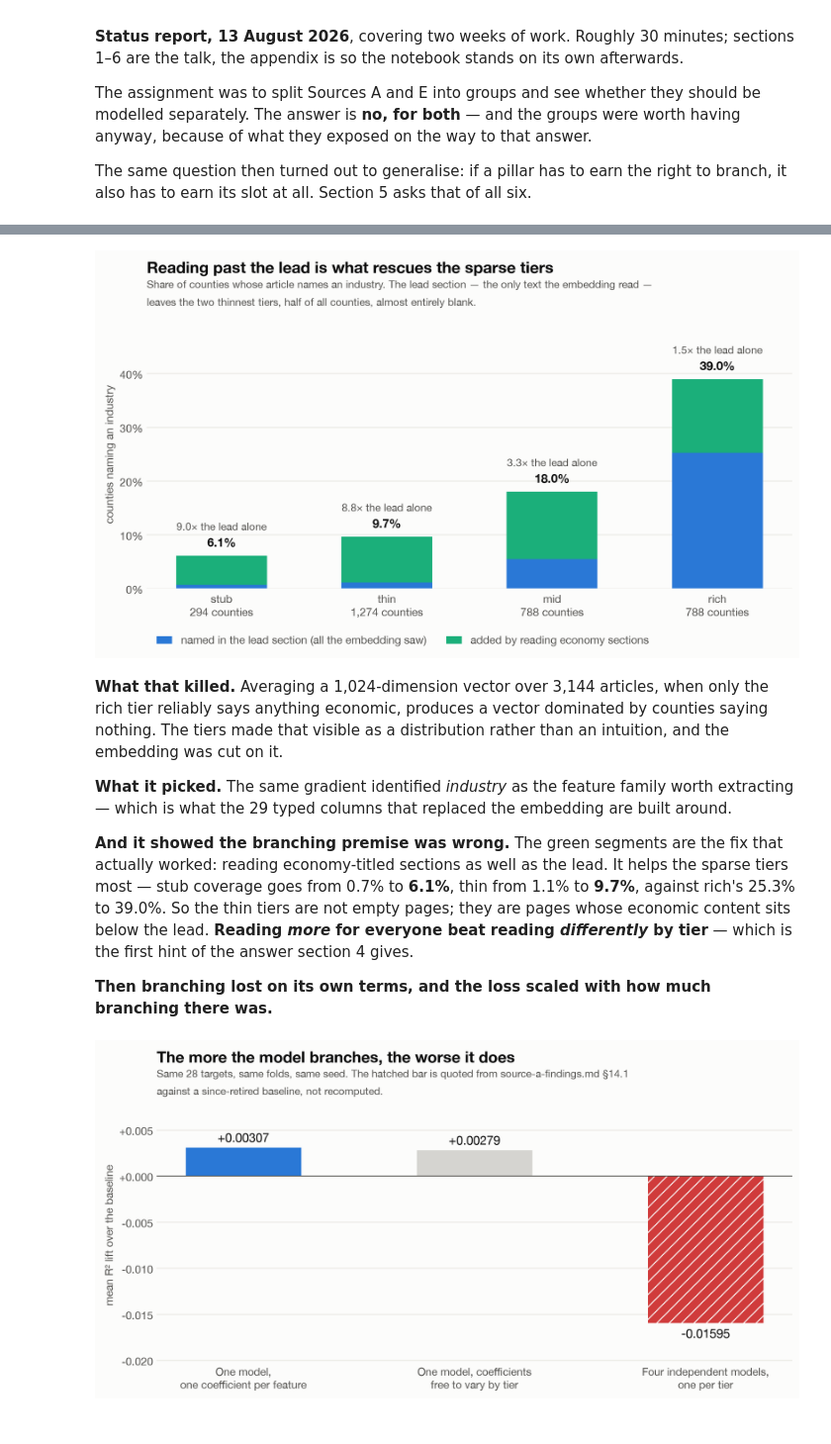
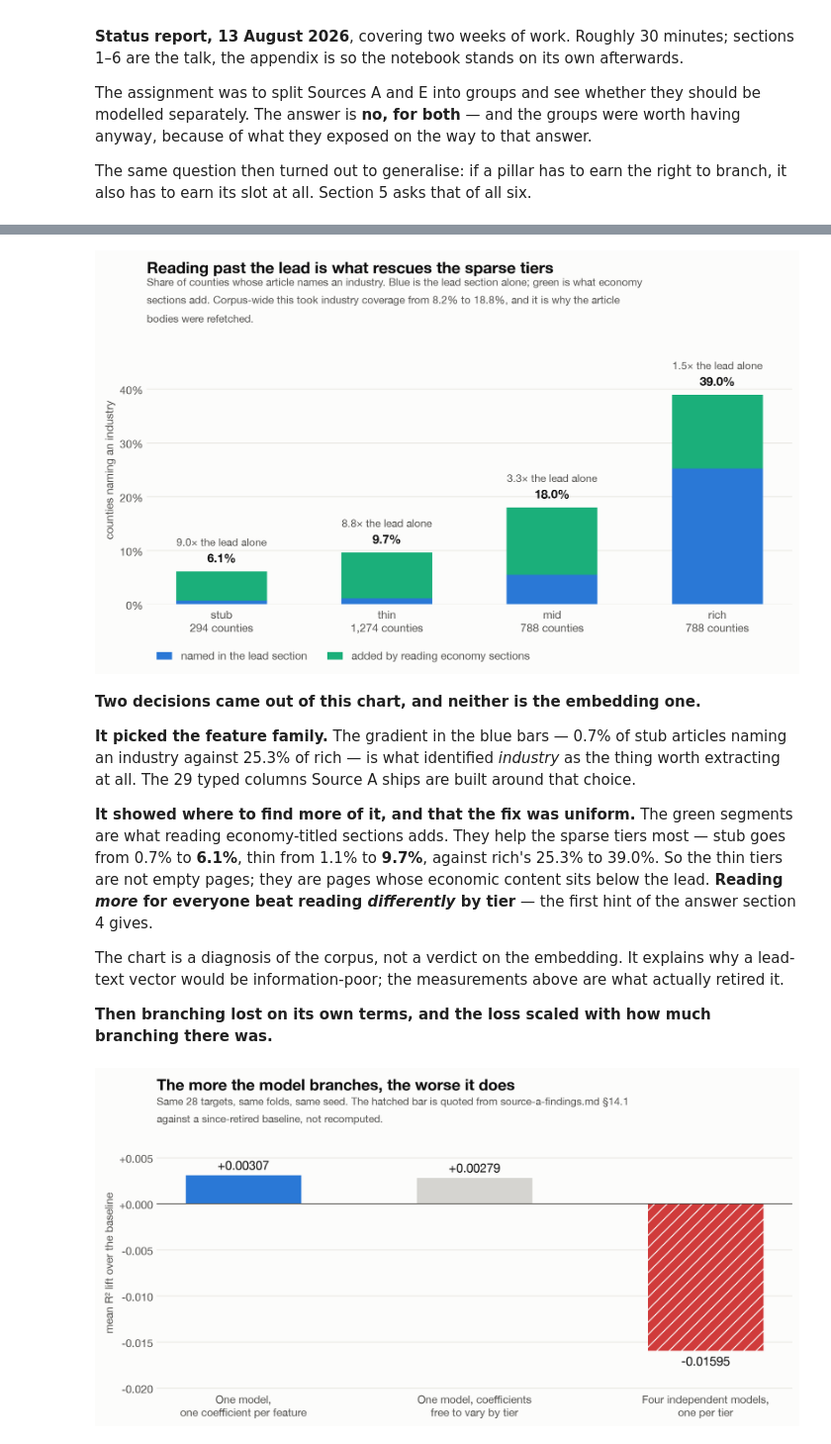
Before and after one commit to Max-Garcia-06/macro_embeddings, a Jupyter notebook: analysis-output/E_macro_pillar_worth_2026-08-13.ipynb, the cells around one changed output, grey strips where cells are left out. Shown at 99% size. Saved outputs shown, nothing was run; the diff lists cells and outputs as text; code cells hidden in the pictures.

```diff
--- a/analysis-output/E_macro_pillar_worth_2026-08-13.ipynb
+++ b/analysis-output/E_macro_pillar_worth_2026-08-13.ipynb
@@ -217,55 +227,56 @@ lead = [asec["by_tier"][t]["share_intro_industry"] for t in tiers]
 # union: the share of counties covered once economy sections are read as well.
 added = [asec["by_tier"][t]["share_industry_added"] for t in tiers]
 total = [l + a for l, a in zip(lead, added)]
 n_by_tier = [asec["by_tier"][t]["n_counties"] for t in tiers]
 
 x = np.arange(len(tiers))
 fig, ax = plt.subplots(figsize=(11, 4.6))
-ax.bar(x, lead, 0.55, color=BLUE, label="named in the lead section (all the embedding saw)")
+ax.bar(x, lead, 0.55, color=BLUE, label="named in the lead section")
 ax.bar(x, added, 0.55, bottom=lead, color=AQUA,
        label="added by reading economy sections")
 ax.set_xticks(x)
 ax.set_xticklabels([f"{t}\n{n:,} counties" for t, n in zip(tiers, n_by_tier)])
 ax.set_ylim(0, max(total) * 1.28)
 
 # Total above each bar, and the multiple it represents -- the multiple is the
 # point of the figure, so it is stated rather than left to be eyeballed.
 for xi, l, t in zip(x, lead, total):
     ax.text(xi, t + max(total) * 0.03, f"{t:.1%}", ha="center", va="bottom",
             fontsize=11.5, fontweight="bold", color=INK)
     # One decimal: every multiple here is under 10, and rounding 1.54 to "2×"
     # overstates the rich tier's gain in the direction the section argues.
     ax.text(xi, t + max(total) * 0.11, f"{t / l:.1f}× the lead alone", ha="center",
             va="bottom", fontsize=10, color=INK2)
 
 ax.yaxis.set_major_formatter(PercentFormatter(xmax=1, decimals=0))
 ax.set_ylabel("counties naming an industry", fontsize=10.5, color=INK2)
 style(ax,
       "Reading past the lead is what rescues the sparse tiers",
-      "Share of counties whose article names an industry. The lead section — the "
-      "only text the embedding read — leaves the two thinnest tiers, half of all "
-      "counties, almost entirely blank.",
+      "Share of counties whose article names an industry. Blue is the lead section "
+      "alone; green is what economy sections add. Corpus-wide this took industry "
+      "coverage from 8.2% to 18.8%, and it is why the article bodies were refetched.",
       legend=True)
 plt.show()
 # %% [output]
-[figure, old version]
+[figure, new version]
 # %% [markdown]
-**What that killed.** Averaging a 1,024-dimension vector over 3,144 articles, when
-only the rich tier reliably says anything economic, produces a vector dominated by
-counties saying nothing. The tiers made that visible as a distribution rather than
-an intuition, and the embedding was cut on it.
+**Two decisions came out of this chart, and neither is the embedding one.**
 
-**What it picked.** The same gradient identified *industry* as the feature family
-worth extracting — which is what the 29 typed columns that replaced the embedding
-are built around.
+**It picked the feature family.** The gradient in the blue bars — 0.7% of stub
+articles naming an industry against 25.3% of rich — is what identified *industry*
+as the thing worth extracting at all. The 29 typed columns Source A ships are built
+around that choice.
 
-**And it showed the branching premise was wrong.** The green segments are the fix
-that actually worked: reading economy-titled sections as well as the lead. It helps
-the sparse tiers most — stub coverage goes from 0.7% to **6.1%**, thin from 1.1% to
-**9.7%**, against rich's 25.3% to 39.0%. So the thin tiers are not empty pages;
-they are pages whose economic content sits below the lead. **Reading *more* for
-everyone beat reading *differently* by tier** — which is the first hint of the
-answer section 4 gives.
+**It showed where to find more of it, and that the fix was uniform.** The green
+segments are what reading economy-titled sections adds. They help the sparse tiers
+most — stub goes from 0.7% to **6.1%**, thin from 1.1% to **9.7%**, against rich's
+25.3% to 39.0%. So the thin tiers are not empty pages; they are pages whose
+economic content sits below the lead. **Reading *more* for everyone beat reading
+*differently* by tier** — the first hint of the answer section 4 gives.
+
+The chart is a diagnosis of the corpus, not a verdict on the embedding. It explains
+why a lead-text vector would be information-poor; the measurements above are what
+actually retired it.
 
 **Then branching lost on its own terms, and the loss scaled with how much branching
 there was.**
```
Also changed, not shown: parts of 2 cells of this notebook, 1 other file.
